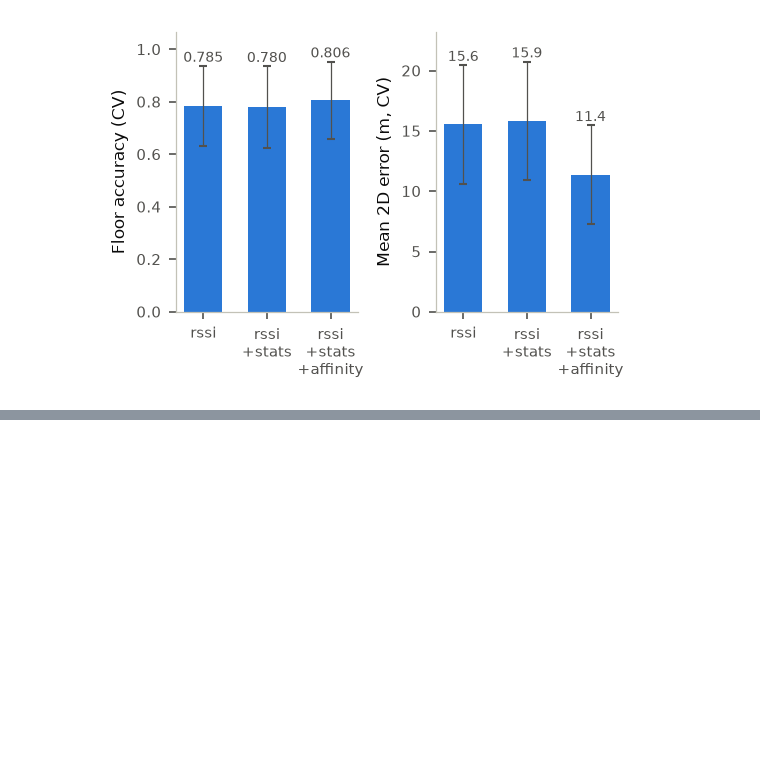
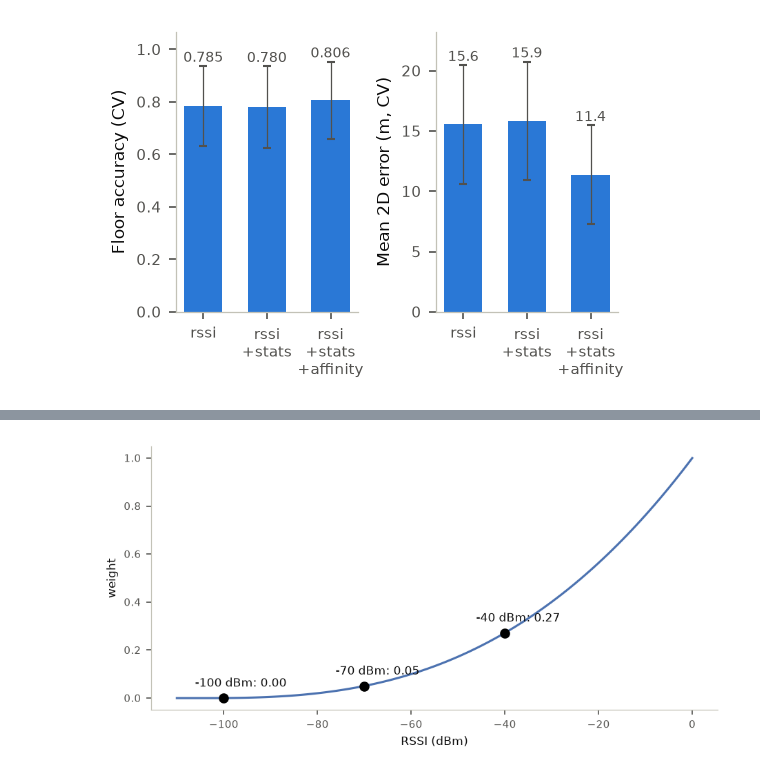
Before and after one commit to Jitmisra/T084-wifi-indoor-positioning, a Jupyter notebook: notebooks/02_feature_engineering.ipynb, the cells around one changed output, grey strips where cells are left out. Saved outputs shown, nothing was run; the diff lists cells and outputs as text; code cells hidden in the pictures; blank space fills up the shorter version.

```diff
--- a/notebooks/02_feature_engineering.ipynb
+++ b/notebooks/02_feature_engineering.ipynb
@@ -132,0 +142,13 @@ check
+# %%
+readings = np.arange(-110, 1)
+weights = affinity._weights(readings)  # the same weight the AP-affinity features use
+fig, ax = plt.subplots(figsize=(6, 3))
+ax.plot(readings, weights, color="#4c72b0")
+ax.set_xlabel("RSSI (dBm)")
+ax.set_ylabel("weight")
+for r in (-40, -70, -100):
+    w = weights[readings == r][0]
+    ax.scatter(r, w, color="black", zorder=3)
+    ax.annotate(f"{r} dBm: {w:.2f}", (r, w), textcoords="offset points", xytext=(-20, 8))
+# %% [output]
+[figure, added]
```
Also changed, not shown: parts of 4 cells of this notebook, 2 other files.
